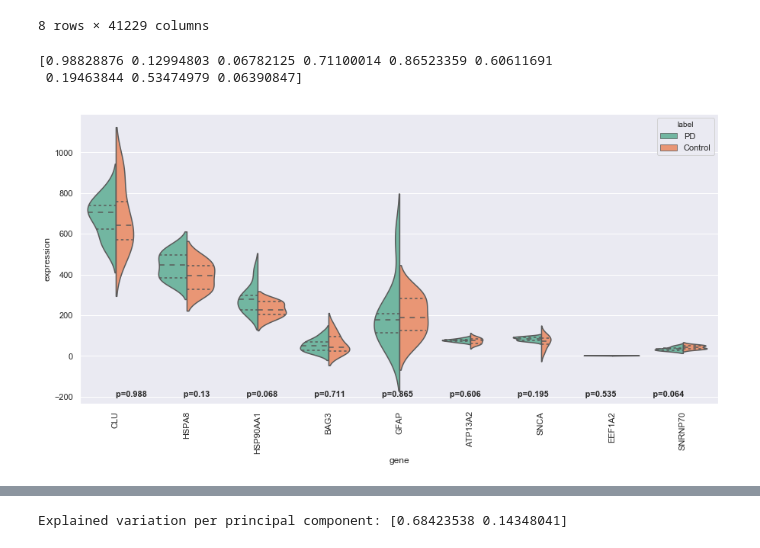
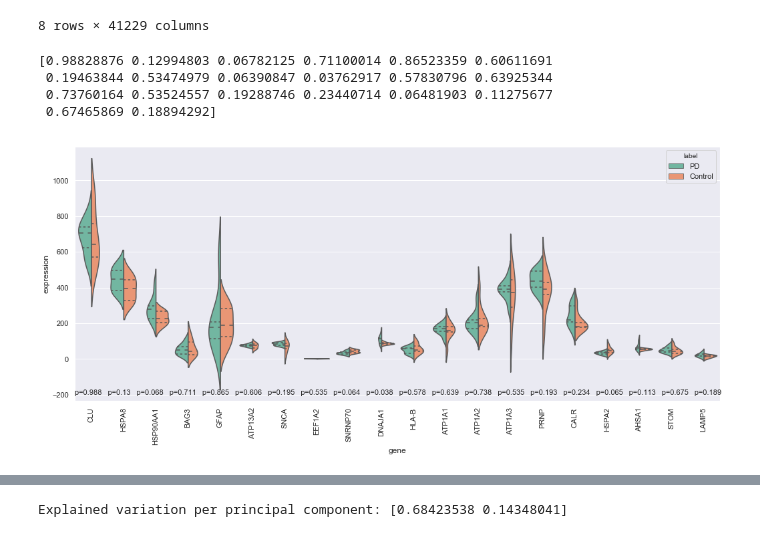
Before and after one commit to shuangerli/02719_PD_expression, a Jupyter notebook: project_1124.ipynb, the cells around one changed output, grey strips where cells are left out. Cells and saved outputs as stored; diff of their text form; code cells hidden in the pictures.

```diff
--- a/project_1124.ipynb
+++ b/project_1124.ipynb
@@ -66,28 +67,31 @@ outputdf.shape
 np.savetxt( "volcano.csv", outputdf, delimiter=',', header='pval,log')
 # %%
 #Violin plot, Plot the genes of interest
-gois = ["CLU", "HSPA8", "HSP90AA1", "BAG3", "GFAP", "ATP13A2", "SNCA", "EEF1A2", "SNRNP70"]
+gois = ["CLU", "HSPA8", "HSP90AA1", "BAG3", "GFAP", "ATP13A2", "SNCA", "EEF1A2", "SNRNP70", "DNAJA1",
+       "HLA-B", "ATP1A1", "ATP1A2", "ATP1A3", "PRNP", "CALR", "HSPA2", "AHSA1", "STOM", "LAMP5"]
 
 (tscore, pval) = ttest_ind(dfPD_raw[gois], dfCTRL_raw[gois], axis = 0)
 print(pval)
 pvals = ["p=" + str(round(i, 3)) for i in pval]
-pval_text = "                ".join(pvals)
+pval_text = "   ".join(pvals)
 violin_df = dfPD_raw[gois]
 violin_df = violin_df.append(dfCTRL_raw[gois])
 violin_df["label"] = ["PD"] * 8 + ["Control"] * 8
 violin_df2 = pd.DataFrame(columns = ["gene", "expression","label"])
 for i in range(16):
     for j in range(len(gois)):
         tempframe = pd.DataFrame([[gois[j], violin_df[gois[j]][i], violin_df["label"][i]]], columns = ["gene", "expression","label"])
         violin_df2 = violin_df2.append(tempframe)
 violin_df2
-sns.set(rc={'figure.figsize':(15,7)})
+sns.set(rc={'figure.figsize':(17.3,7)})
 ax = sns.violinplot(x="gene", y="expression", hue = "label", data=violin_df2, split = True,
                     palette="Set2", inner="quartile")
 ax.set_xticklabels(ax.get_xticklabels(), rotation=90)
-ax.text(x=0, y=-200, s = pval_text, fontsize=11, fontweight = "bold")
+ax.text(x=-0.5, y=-200, s = pval_text, fontsize=11)
 plt.show()
 # %% [output]
 [0.98828876 0.12994803 0.06782125 0.71100014 0.86523359 0.60611691
- 0.19463844 0.53474979 0.06390847]
+ 0.19463844 0.53474979 0.06390847 0.03762917 0.57830796 0.63925344
+ 0.73760164 0.53524557 0.19288746 0.23440714 0.06481903 0.11275677
+ 0.67465869 0.18894292]
-[figure, old version]
+[figure, new version]
```
Also changed, not shown: parts of 6 cells of this notebook.
